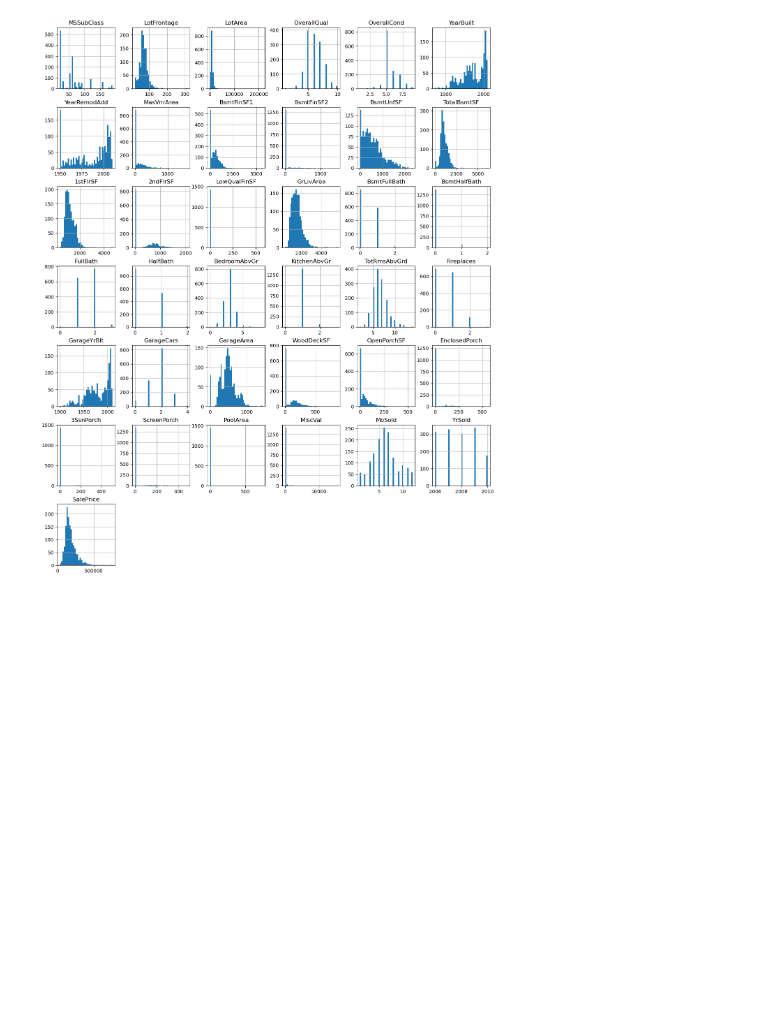
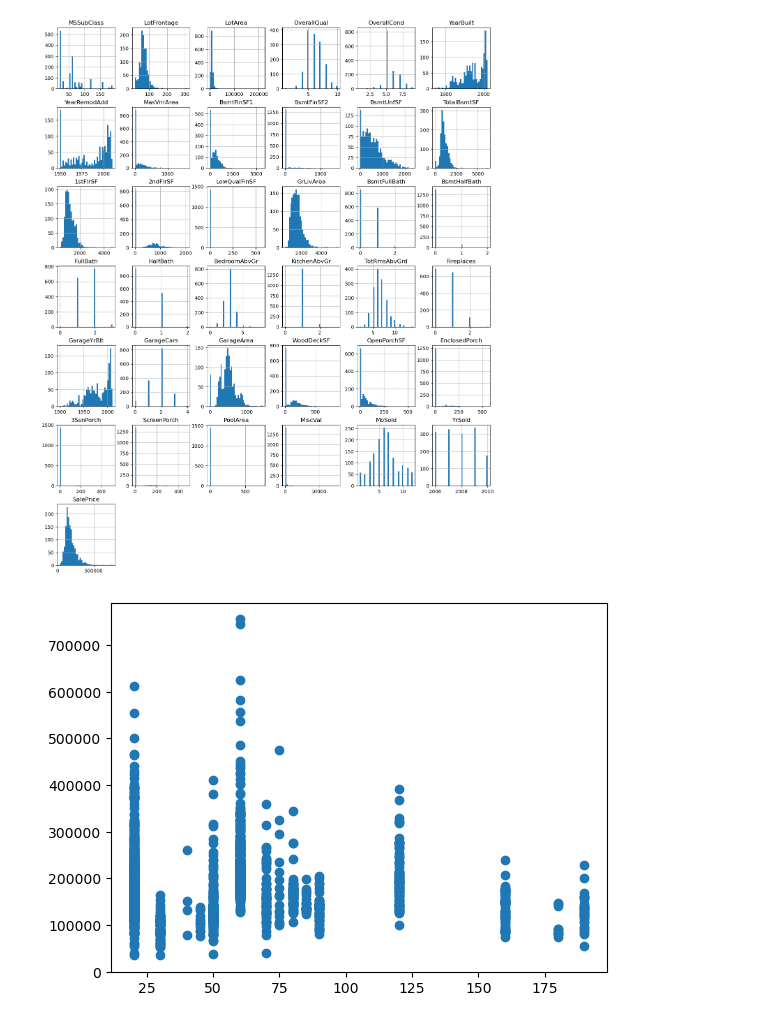
Before and after one commit to mstoychev/Data-Science-Projects, a Jupyter notebook: 2. House Prices/house_prices.ipynb, the cells around one changed output. Saved outputs shown, nothing was run; the diff lists cells and outputs as text; code cells hidden in the pictures; blank space fills up the shorter version.

Commit message:
update house prices
dealing with outliers

```diff
--- a/2. House Prices/house_prices.ipynb
+++ b/2. House Prices/house_prices.ipynb
@@ -127,3 +127,9 @@ df_num.hist(figsize=(16,20), bins=40)
 plt.show()
 # %% [output]
 [figure]
+# %%
+# MSSubClass → The building class → actually is a categorical data but already transformed
+plt.scatter(x="MSSubClass", y="SalePrice", data=train_data)
+plt.show()
+# %% [output]
+[figure, added]
```
Also changed, not shown: parts of 65 cells of this notebook.
